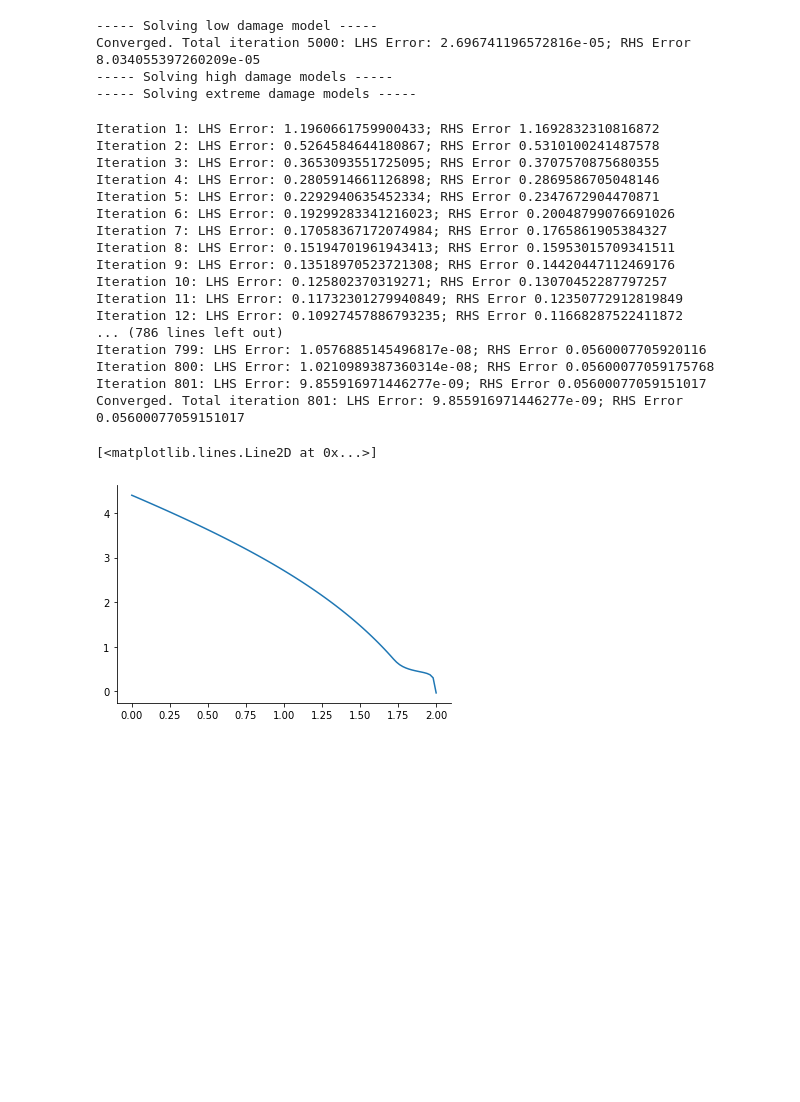
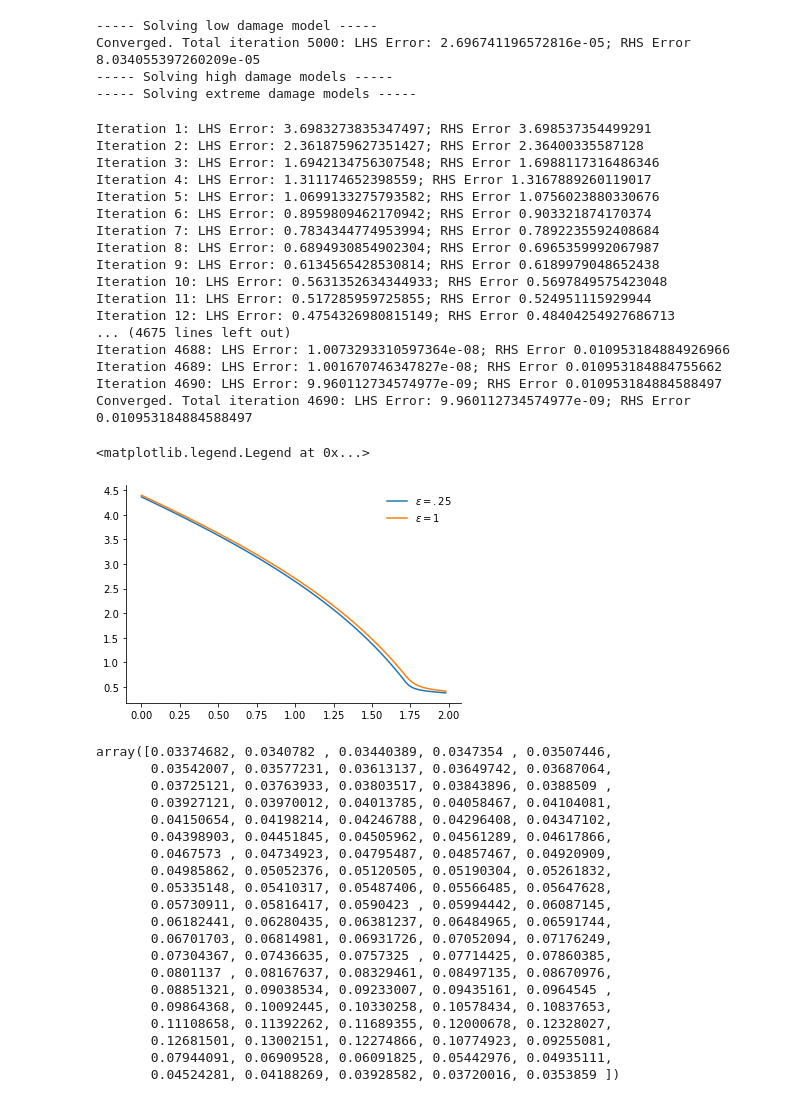
Before and after one commit to lphansen/ClimateUncertaintySpillover, a Jupyter notebook: notebook/HJB_intensity_approach.ipynb, the cells around one changed output. Cells and saved outputs as stored; diff of their text form; code cells hidden in the pictures; blank space fills up the shorter version.

```diff
--- a/notebook/HJB_intensity_approach.ipynb
+++ b/notebook/HJB_intensity_approach.ipynb
@@ -59,7 +59,7 @@ model_args_low = []
 model_args_high = []
 model_args_extreme = []
 
-model_paras_low = (η, δ, θ, πc_o, σ_y, ξ_w, ξ_a, γ_1, γ_2, γ_2p[0], y_jump)
+model_paras_low = (η, δ, θ, πc_o, σ_y, ξ_w, ξ_a, γ_1, γ_2, γ_2p[0], y_bar_upper)
 
 for y_jump in y_grid_tilde:
     model_paras_high = (η, δ, θ, πc_o, σ_y, ξ_w, ξ_a, γ_1, γ_2, γ_2p[1], y_jump)
@@ -87,7 +87,7 @@ for i in range(len(y_grid_tilde)):
     ϕ_m[1, y_bar_lower_loc+i] = model_high_list[i]['v0'][y_bar_lower_loc+i]
     ϕ_m[2, y_bar_lower_loc+i] = model_extreme_list[i]['v0'][y_bar_lower_loc+i]
 # %%
-y_bar_upper_loc = find_nearest_value(y_grid_long, y_bar_upper)
+y_bar_upper_loc = find_nearest_value(y_grid_long, y_bar_upper-y_step)
 temp_1 = model_low['v0'][:y_bar_upper_loc+1]
 temp_2 = model_high_list[-1]['v0'][:y_bar_upper_loc+1]
 temp_3 = model_extreme_list[-1]['v0'][:y_bar_upper_loc+1]
@@ -173,6 +173,7 @@ def ode_y_jump_intensity_approach(y_grid, model_paras=(), v0=None, ϵ=.5, tol=1e
             print("Iteration %s: LHS Error: %s; RHS Error %s" % (count, lhs_error, rhs_error))
 
     h = -(v0_dy+(η-1)/δ*d_Λ)*e_tilde*σ_y/ξ_1m
+    check = np.sum(πd_o * np.exp(-1./ξ_2m*ϕ_i), axis=0)
 
     print("Converged. Total iteration %s: LHS Error: %s; RHS Error %s" % (count, lhs_error, rhs_error))
     res = {'v0': v0,
@@ -180,6 +181,8 @@ def ode_y_jump_intensity_approach(y_grid, model_paras=(), v0=None, ϵ=.5, tol=1e
            'v0_dyy': v0_dyy,
            'e_tilde': e_tilde,
            'y_grid': y_grid,
+           'intensity': intensity,
+           'check': check,
            'πc': πc,
            'g': g,
            'h': h,
@@ -188,28 +191,53 @@ def ode_y_jump_intensity_approach(y_grid, model_paras=(), v0=None, ϵ=.5, tol=1e
     return res
 # %%
 model_paras = (η, δ, θ, πc_o, σ_y, ξ_w, ξ_p, ξ_a, γ_1, γ_2, y_bar_lower, y_bar_upper, ϕ_m, πd_o, r0, r1, epsilon)
-model_res = ode_y_jump_intensity_approach(y_grid_short, model_paras=model_paras, v0=v_guess, ϵ=.5,
+model_res = ode_y_jump_intensity_approach(y_grid_short, model_paras=model_paras, v0=v_guess, ϵ=.1,
                                           tol=1e-8, max_iter=10_000, print_all=True)
 # %% [output]
-Iteration 1: LHS Error: 1.1960661759900433; RHS Error 1.1692832310816872
-Iteration 2: LHS Error: 0.5264584644180867; RHS Error 0.5310100241487578
-Iteration 3: LHS Error: 0.3653093551725095; RHS Error 0.3707570875680355
-Iteration 4: LHS Error: 0.2805914661126898; RHS Error 0.2869586705048146
-Iteration 5: LHS Error: 0.2292940635452334; RHS Error 0.2347672904470871
-Iteration 6: LHS Error: 0.19299283341216023; RHS Error 0.20048799076691026
-Iteration 7: LHS Error: 0.17058367172074984; RHS Error 0.1765861905384327
-Iteration 8: LHS Error: 0.15194701961943413; RHS Error 0.15953015709341511
-Iteration 9: LHS Error: 0.13518970523721308; RHS Error 0.14420447112469176
-Iteration 10: LHS Error: 0.125802370319271; RHS Error 0.13070452287797257
-Iteration 11: LHS Error: 0.11732301279940849; RHS Error 0.12350772912819849
-Iteration 12: LHS Error: 0.10927457886793235; RHS Error 0.11668287522411872
-... (786 lines left out)
-Iteration 799: LHS Error: 1.0576885145496817e-08; RHS Error 0.0560007705920116
-Iteration 800: LHS Error: 1.0210989387360314e-08; RHS Error 0.05600077059175768
-Iteration 801: LHS Error: 9.855916971446277e-09; RHS Error 0.05600077059151017
-Converged. Total iteration 801: LHS Error: 9.855916971446277e-09; RHS Error 0.05600077059151017
+Iteration 1: LHS Error: 3.6983273835347497; RHS Error 3.698537354499291
+Iteration 2: LHS Error: 2.3618759627351427; RHS Error 2.36400335587128
+Iteration 3: LHS Error: 1.6942134756307548; RHS Error 1.6988117316486346
+Iteration 4: LHS Error: 1.311174652398559; RHS Error 1.3167889260119017
+Iteration 5: LHS Error: 1.0699133275793582; RHS Error 1.0756023880330676
+Iteration 6: LHS Error: 0.8959809462170942; RHS Error 0.903321874170374
+Iteration 7: LHS Error: 0.7834344774953994; RHS Error 0.7892235592408684
+Iteration 8: LHS Error: 0.6894930854902304; RHS Error 0.6965359992067987
+Iteration 9: LHS Error: 0.6134565428530814; RHS Error 0.6189979048652438
+Iteration 10: LHS Error: 0.5631352634344933; RHS Error 0.5697849575423048
+Iteration 11: LHS Error: 0.517285959725855; RHS Error 0.524951115929944
+Iteration 12: LHS Error: 0.4754326980815149; RHS Error 0.48404254927686713
+... (4675 lines left out)
+Iteration 4688: LHS Error: 1.0073293310597364e-08; RHS Error 0.010953184884926966
+Iteration 4689: LHS Error: 1.001670746347827e-08; RHS Error 0.010953184884755662
+Iteration 4690: LHS Error: 9.960112734574977e-09; RHS Error 0.010953184884588497
+Converged. Total iteration 4690: LHS Error: 9.960112734574977e-09; RHS Error 0.010953184884588497
+# %%
+plt.plot(y_grid_short, model_res['v0'], label=r'$\epsilon=.25$')
+plt.plot(y_grid_short, temp, label=r'$\epsilon=1$')
+plt.legend(frameon=False)
+# %% [output]
+<matplotlib.legend.Legend at 0x...>
+[figure, added]
 # %%
-plt.plot(y_grid_short, model_res['v0'])
+temp - model_res['v0']
 # %% [output]
-[<matplotlib.lines.Line2D at 0x...>]
+array([0.03374682, 0.0340782 , 0.03440389, 0.0347354 , 0.03507446,
+       0.03542007, 0.03577231, 0.03613137, 0.03649742, 0.03687064,
+       0.03725121, 0.03763933, 0.03803517, 0.03843896, 0.0388509 ,
+       0.03927121, 0.03970012, 0.04013785, 0.04058467, 0.04104081,
+       0.04150654, 0.04198214, 0.04246788, 0.04296408, 0.04347102,
+       0.04398903, 0.04451845, 0.04505962, 0.04561289, 0.04617866,
+       0.0467573 , 0.04734923, 0.04795487, 0.04857467, 0.04920909,
+       0.04985862, 0.05052376, 0.05120505, 0.05190304, 0.05261832,
+       0.05335148, 0.05410317, 0.05487406, 0.05566485, 0.05647628,
+       0.05730911, 0.05816417, 0.0590423 , 0.05994442, 0.06087145,
+       0.06182441, 0.06280435, 0.06381237, 0.06484965, 0.06591744,
+       0.06701703, 0.06814981, 0.06931726, 0.07052094, 0.07176249,
+       0.07304367, 0.07436635, 0.0757325 , 0.07714425, 0.07860385,
+       0.0801137 , 0.08167637, 0.08329461, 0.08497135, 0.08670976,
+       0.08851321, 0.09038534, 0.09233007, 0.09435161, 0.0964545 ,
+       0.09864368, 0.10092445, 0.10330258, 0.10578434, 0.10837653,
+       0.11108658, 0.11392262, 0.11689355, 0.12000678, 0.12328027,
+       0.12681501, 0.13002151, 0.12274866, 0.10774923, 0.09255081,
+       0.07944091, 0.06909528, 0.06091825, 0.05442976, 0.04935111,
+       0.04524281, 0.04188269, 0.03928582, 0.03720016, 0.0353859 ])
-[figure, removed]
```
Also changed, not shown: parts of 2 cells of this notebook, 1 other file.
